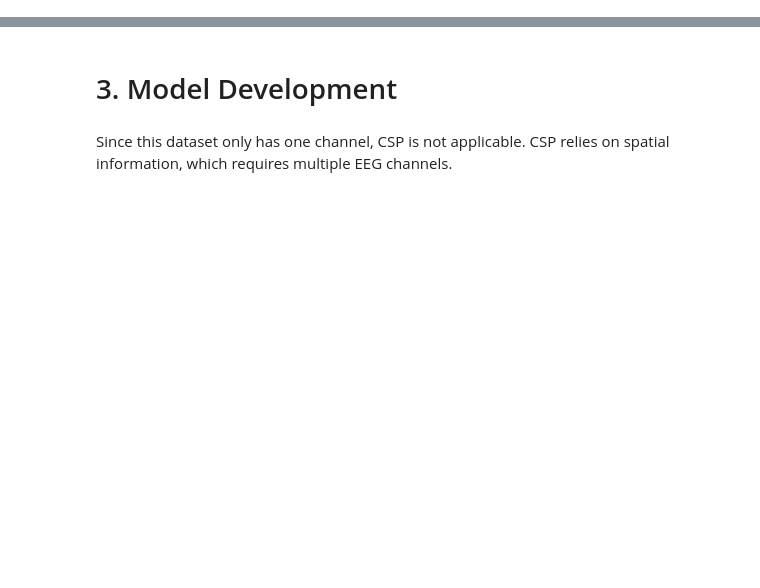
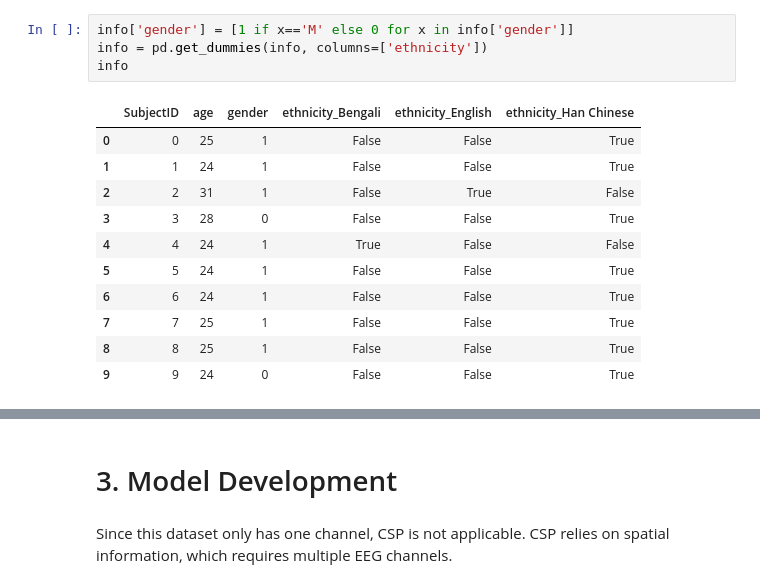
Before and after one commit to kangyuj0531/confusion-analysis, a Jupyter notebook: confucius.ipynb, the cells around one changed output, grey strips where cells are left out. Cells and saved outputs as stored; diff of their text form; blank space fills up the shorter version.

```diff
--- a/confucius.ipynb
+++ b/confucius.ipynb
@@ -30,2 +45,18 @@ info.head()
+# %%
+info['gender'] = [1 if x=='M' else 0 for x in info['gender']]
+info = pd.get_dummies(info, columns=['ethnicity'])
+info
+# %% [output]
+|  | SubjectID | age | gender | ethnicity_Bengali | ethnicity_English | ethnicity_Han Chinese |
+| 0 | 0 | 25 | 1 | False | False | True |
+| 1 | 1 | 24 | 1 | False | False | True |
+| 2 | 2 | 31 | 1 | False | True | False |
+| 3 | 3 | 28 | 0 | False | False | True |
+| 4 | 4 | 24 | 1 | True | False | False |
+| 5 | 5 | 24 | 1 | False | False | True |
+| 6 | 6 | 24 | 1 | False | False | True |
+| 7 | 7 | 25 | 1 | False | False | True |
+| 8 | 8 | 25 | 1 | False | False | True |
+| 9 | 9 | 24 | 0 | False | False | True |
 # %%
 df = data.merge(info, how = 'inner', on='SubjectID')
```
Also changed, not shown: parts of 38 cells of this notebook.
